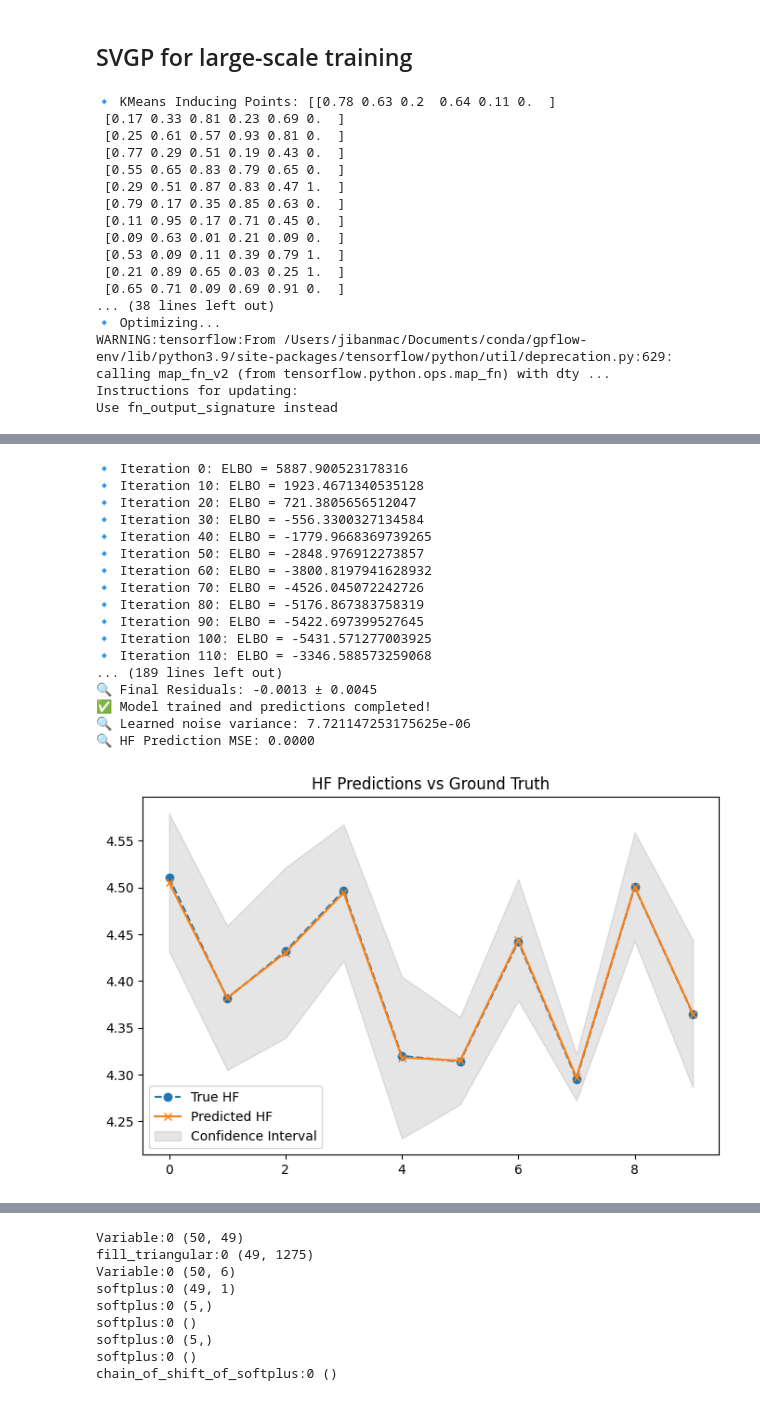
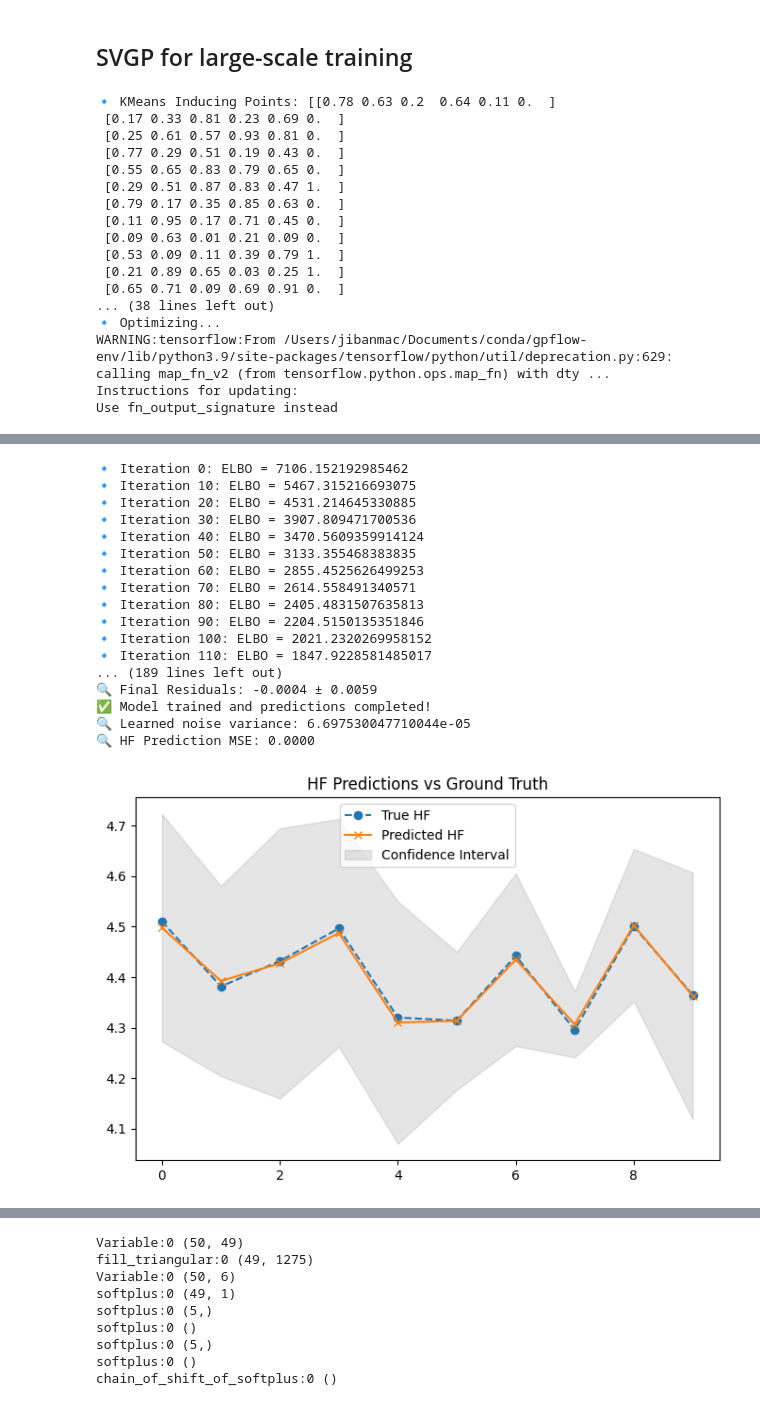
Before and after one commit to qezlou/multi_fidelity_gpflow, a Jupyter notebook: notebooks/demo matter power single bin.ipynb, the cells around one changed output, grey strips where cells are left out. Drawn from its saved outputs; the diff is of its cells as text; code cells hidden in the pictures.

```diff
--- a/notebooks/demo matter power single bin.ipynb
+++ b/notebooks/demo matter power single bin.ipynb
@@ -86,7 +86,7 @@ mf_gp = SingleBinSVGP(
 mf_gp.optimize(
     (X_train, Y_train),
     max_iters=2000,  # Reduce training iterations
-    initial_lr=0.01,  # Lower learning rate for stability
+    initial_lr=0.1,  # Lower learning rate for stability
     unfix_noise_after=500,  # Delay unfixing noise variance
     # decay_lr=True  # Enable learning rate decay
 )
@@ -146,21 +146,21 @@ Use fn_output_signature instead
-🔹 Iteration 0: ELBO = 5887.900523178316
-🔹 Iteration 10: ELBO = 1923.4671340535128
-🔹 Iteration 20: ELBO = 721.3805656512047
-🔹 Iteration 30: ELBO = -556.3300327134584
-🔹 Iteration 40: ELBO = -1779.9668369739265
-🔹 Iteration 50: ELBO = -2848.976912273857
-🔹 Iteration 60: ELBO = -3800.8197941628932
-🔹 Iteration 70: ELBO = -4526.045072242726
-🔹 Iteration 80: ELBO = -5176.867383758319
-🔹 Iteration 90: ELBO = -5422.697399527645
-🔹 Iteration 100: ELBO = -5431.571277003925
-🔹 Iteration 110: ELBO = -3346.588573259068
+🔹 Iteration 0: ELBO = 7106.152192985462
+🔹 Iteration 10: ELBO = 5467.315216693075
+🔹 Iteration 20: ELBO = 4531.214645330885
+🔹 Iteration 30: ELBO = 3907.809471700536
+🔹 Iteration 40: ELBO = 3470.5609359914124
+🔹 Iteration 50: ELBO = 3133.355468383835
+🔹 Iteration 60: ELBO = 2855.4525626499253
+🔹 Iteration 70: ELBO = 2614.558491340571
+🔹 Iteration 80: ELBO = 2405.4831507635813
+🔹 Iteration 90: ELBO = 2204.5150135351846
+🔹 Iteration 100: ELBO = 2021.2320269958152
+🔹 Iteration 110: ELBO = 1847.9228581485017
 ... (189 lines left out)
-🔍 Final Residuals: -0.0013 ± 0.0045
+🔍 Final Residuals: -0.0004 ± 0.0059
 ✅ Model trained and predictions completed!
-🔍 Learned noise variance: 7.721147253175625e-06
+🔍 Learned noise variance: 6.697530047710044e-05
 🔍 HF Prediction MSE: 0.0000
-[figure, old version]
+[figure, new version]
 # %%
 plt.plot(mf_gp.loss_history)
 plt.xlabel("Iteration")
```
Also changed, not shown: parts of 11 cells of this notebook, 1 other file.
